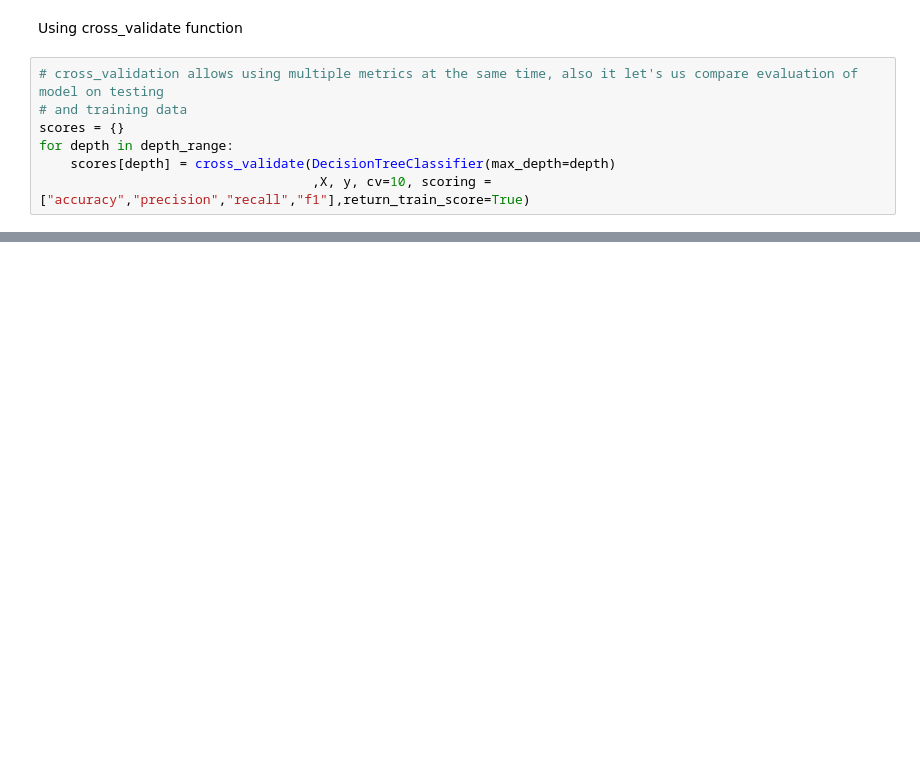
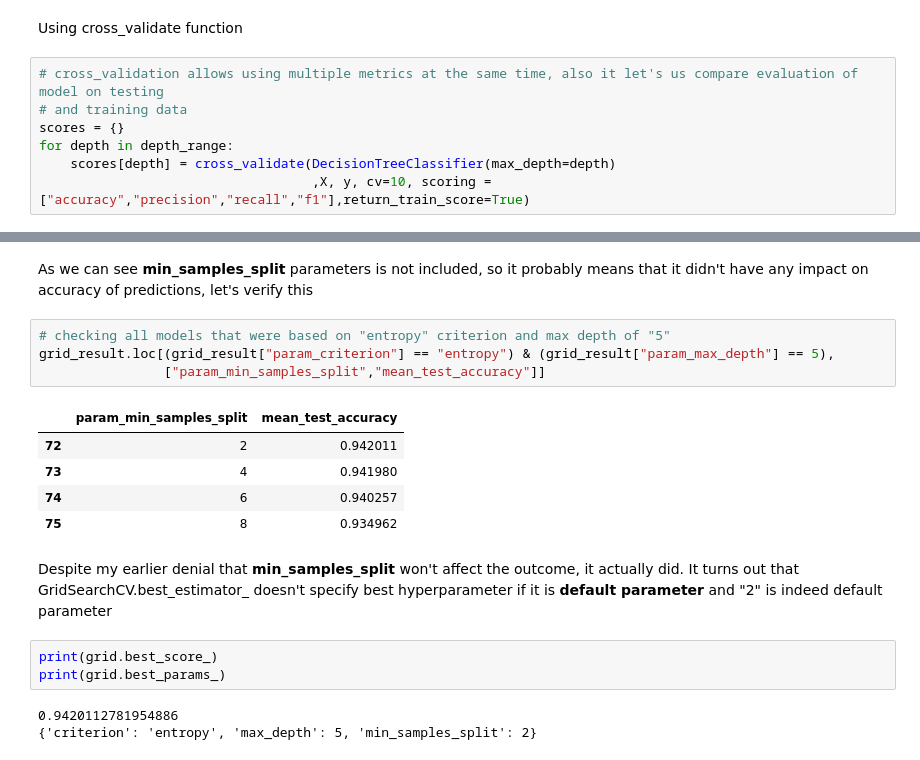
Before and after one commit to jxqbbb/selfmade_cheat_sheets, a Jupyter notebook: decision_tree_classifier.ipynb, the cells around one changed output, grey strips where cells are left out. Cells and saved outputs as stored; diff of their text form; blank space fills up the shorter version.

```diff
--- a/decision_tree_classifier.ipynb
+++ b/decision_tree_classifier.ipynb
@@ -327,0 +377,20 @@ plt.show()
+# %% [markdown]
+As we can see <b>min_samples_split</b> parameters is not included, so it probably means that it didn't have any impact on accuracy of predictions, let's verify this
+# %%
+# checking all models that were based on "entropy" criterion and max depth of "5"
+grid_result.loc[(grid_result["param_criterion"] == "entropy") & (grid_result["param_max_depth"] == 5),
+                ["param_min_samples_split","mean_test_accuracy"]]
+# %% [output]
+|  | param_min_samples_split | mean_test_accuracy |
+| 72 | 2 | 0.942011 |
+| 73 | 4 | 0.941980 |
+| 74 | 6 | 0.940257 |
+| 75 | 8 | 0.934962 |
+# %% [markdown]
+Despite my earlier denial that <b>min_samples_split</b> won't affect the outcome, it actually did. It turns out that GridSearchCV.best_estimator_ doesn't specify best hyperparameter if it is <b>default parameter</b> and "2" is indeed default parameter
+# %%
+print(grid.best_score_)
+print(grid.best_params_)
+# %% [output]
+0.9420112781954886
+{'criterion': 'entropy', 'max_depth': 5, 'min_samples_split': 2}
```
Also changed, not shown: parts of 28 cells of this notebook.
